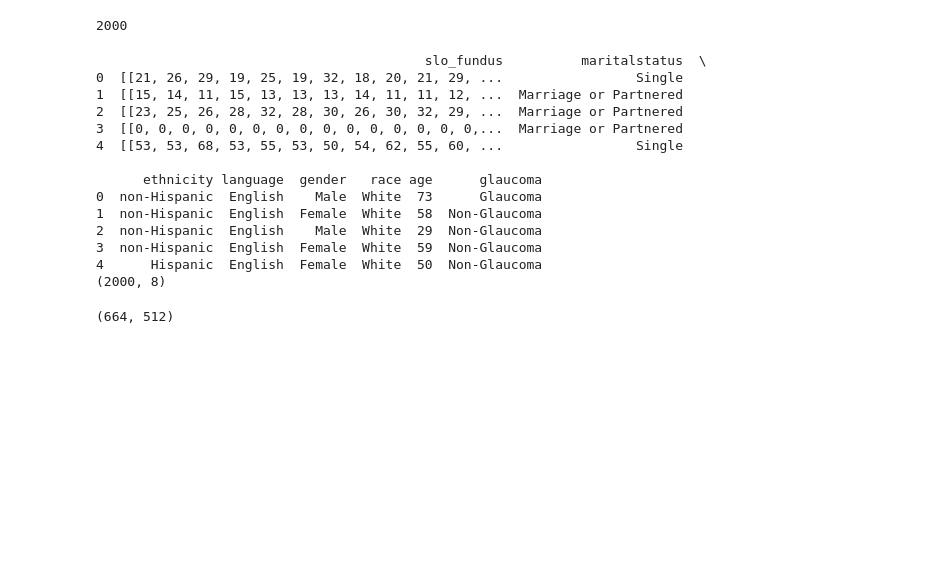
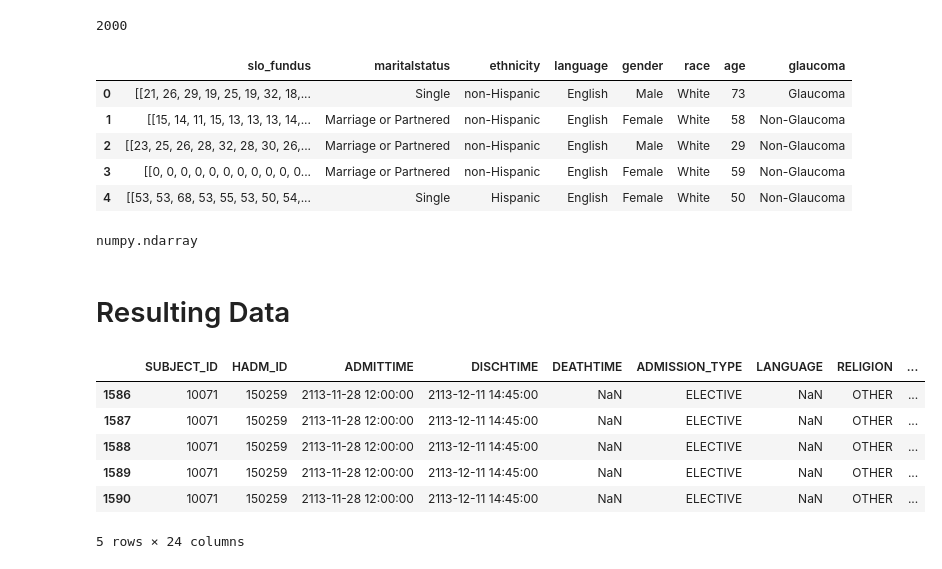
Before and after one commit to CYang-CCI-Lab/LLM_Fairness, a Jupyter notebook: process_dataset.ipynb, the cells around one changed output. Cells and saved outputs as stored; diff of their text form; code cells hidden in the pictures; blank space fills up the shorter version.

```diff
--- a/process_dataset.ipynb
+++ b/process_dataset.ipynb
@@ -313,24 +268,17 @@ for file_path in file_list:
     df_list.append(row_df)
 
 final_df = pd.concat(df_list, ignore_index=True)
-print(final_df.head())
-print(final_df.shape)
+final_df.head()
 # %% [output]
-                                          slo_fundus          maritalstatus  \
-0  [[21, 26, 29, 19, 25, 19, 32, 18, 20, 21, 29, ...                 Single
-1  [[15, 14, 11, 15, 13, 13, 13, 14, 11, 11, 12, ...  Marriage or Partnered
-2  [[23, 25, 26, 28, 32, 28, 30, 26, 30, 32, 29, ...  Marriage or Partnered
-3  [[0, 0, 0, 0, 0, 0, 0, 0, 0, 0, 0, 0, 0, 0, 0,...  Marriage or Partnered
-4  [[53, 53, 68, 53, 55, 53, 50, 54, 62, 55, 60, ...                 Single
-
-      ethnicity language  gender   race age      glaucoma
-0  non-Hispanic  English    Male  White  73      Glaucoma
-1  non-Hispanic  English  Female  White  58  Non-Glaucoma
-2  non-Hispanic  English    Male  White  29  Non-Glaucoma
-3  non-Hispanic  English  Female  White  59  Non-Glaucoma
-4      Hispanic  English  Female  White  50  Non-Glaucoma
-(2000, 8)
+|  | slo_fundus | maritalstatus | ethnicity | language | gender | race | age | glaucoma |
+| 0 | [[21, 26, 29, 19, 25, 19, 32, 18,... | Single | non-Hispanic | English | Male | White | 73 | Glaucoma |
+| 1 | [[15, 14, 11, 15, 13, 13, 13, 14,... | Marriage or Partnered | non-Hispanic | English | Female | White | 58 | Non-Glaucoma |
+| 2 | [[23, 25, 26, 28, 32, 28, 30, 26,... | Marriage or Partnered | non-Hispanic | English | Male | White | 29 | Non-Glaucoma |
+| 3 | [[0, 0, 0, 0, 0, 0, 0, 0, 0, 0, 0... | Marriage or Partnered | non-Hispanic | English | Female | White | 59 | Non-Glaucoma |
+| 4 | [[53, 53, 68, 53, 55, 53, 50, 54,... | Single | Hispanic | English | Female | White | 50 | Non-Glaucoma |
 # %%
-final_df.at[0, 'slo_fundus'].shape
+type(final_df.at[0, 'slo_fundus'])
 # %% [output]
-(664, 512)
+numpy.ndarray
+# %% [markdown]
+# Resulting Data
@@ -336,0 +287,10 @@ final_df.at[0, 'slo_fundus'].shape
+# %%
+mimic_df[(mimic_df['90_DAY_READMISSION']==1) & (mimic_df['1_YEAR_MORTALITY']==0)].head()
+# %% [output]
+|  | SUBJECT_ID | HADM_ID | ADMITTIME | DISCHTIME | DEATHTIME | ADMISSION_TYPE | LANGUAGE | RELIGION | ... |
+| 1586 | 10071 | 150259 | 2113-11-28 12:00:00 | 2113-12-11 14:45:00 | NaN | ELECTIVE | NaN | OTHER | ... |
+| 1587 | 10071 | 150259 | 2113-11-28 12:00:00 | 2113-12-11 14:45:00 | NaN | ELECTIVE | NaN | OTHER | ... |
+| 1588 | 10071 | 150259 | 2113-11-28 12:00:00 | 2113-12-11 14:45:00 | NaN | ELECTIVE | NaN | OTHER | ... |
+| 1589 | 10071 | 150259 | 2113-11-28 12:00:00 | 2113-12-11 14:45:00 | NaN | ELECTIVE | NaN | OTHER | ... |
+| 1590 | 10071 | 150259 | 2113-11-28 12:00:00 | 2113-12-11 14:45:00 | NaN | ELECTIVE | NaN | OTHER | ... |
+5 rows × 24 columns
```
Also changed, not shown: parts of 23 cells of this notebook, 1 other file.
